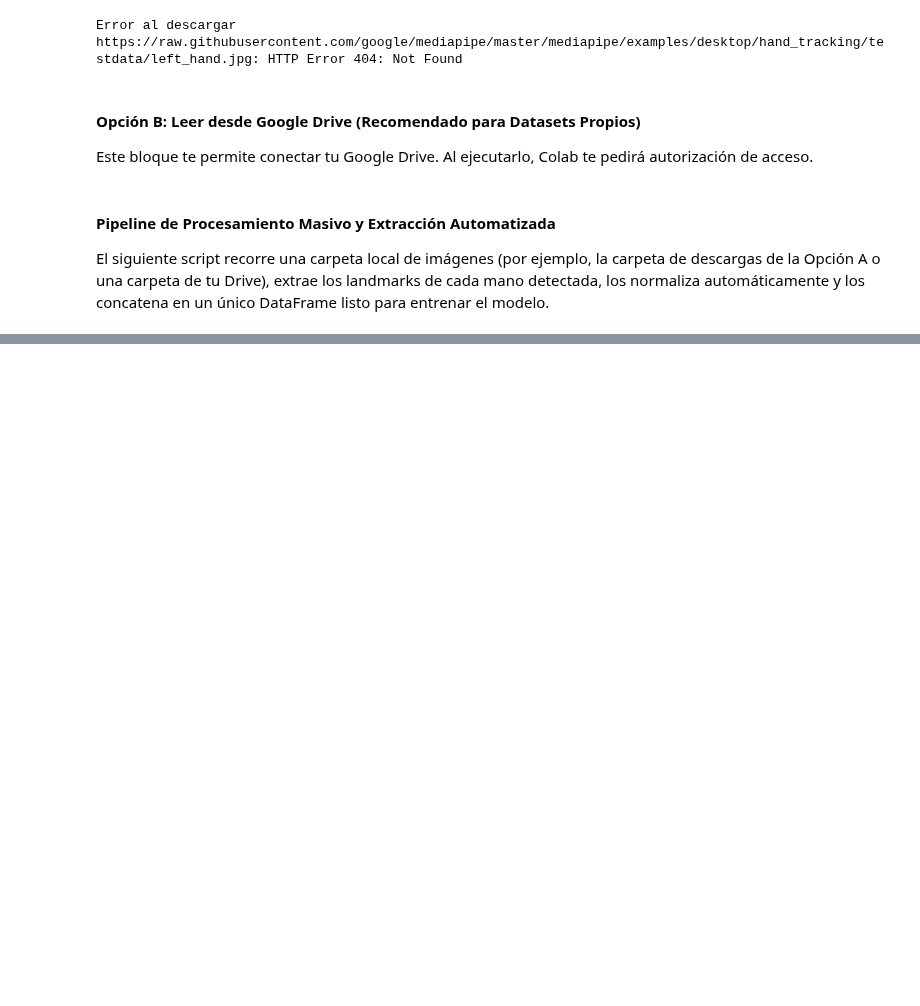
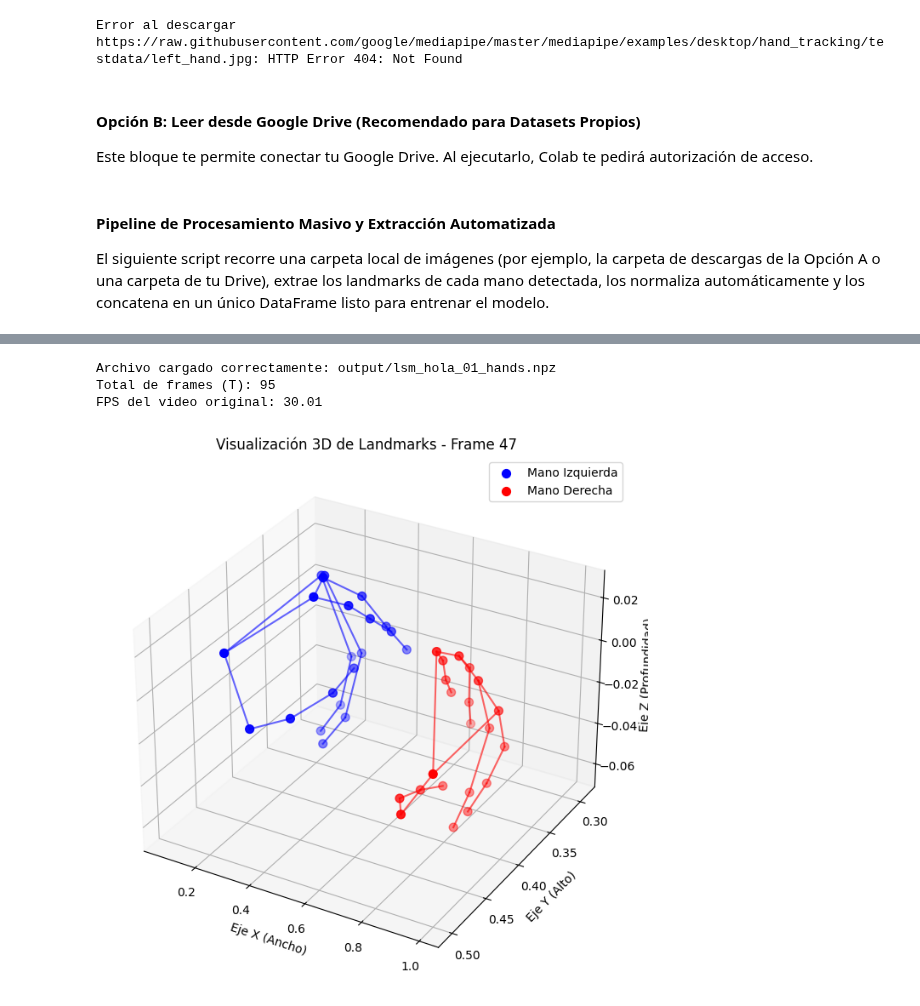
Before and after one commit to a00377571/lsm-reconocimiento-mediapipe, a Jupyter notebook: LSM_ok_dos_manos_MediaPipe.ipynb, the cells around one changed output, grey strips where cells are left out. Drawn from its saved outputs; the diff is of its cells as text; code cells hidden in the pictures; blank space fills up the shorter version.

```diff
--- a/LSM_ok_dos_manos_MediaPipe.ipynb
+++ b/LSM_ok_dos_manos_MediaPipe.ipynb
@@ -571,0 +687,72 @@ if not df_lote_procesado.empty:
+# %%
+import numpy as np
+import matplotlib.pyplot as plt
+from mpl_toolkits.mplot3d import Axes3D
+
+# 1. Cargar el archivo guardado
+npz_path = "output/lsm_hola_01_hands.npz"
+data = np.load(npz_path)
+hands_sequence = data['hands']  # Forma: (T, 2, 21, 3)
+fps = data['fps'][0]
+
+print(f"Archivo cargado correctamente: {npz_path}")
+print(f"Total de frames (T): {hands_sequence.shape[0]}")
+print(f"FPS del video original: {fps:.2f}")
+
+# 2. Seleccionar un frame representativo (por ejemplo, la mitad del video) para visualizar
+frame_idx = hands_sequence.shape[0] // 2
+frame_data = hands_sequence[frame_idx]  # Forma: (2, 21, 3)
+
+# Conexiones oficiales de los dedos en MediaPipe para dibujar las líneas de la mano
+HAND_CONNECTIONS = [
+    (0, 1), (1, 2), (2, 3), (3, 4),           # Pulgar
+    (0, 5), (5, 6), (6, 7), (7, 8),           # Índice
+    (5, 9), (9, 10), (10, 11), (11, 12),      # Medio
+    (9, 13), (13, 14), (14, 15), (15, 16),    # Anular
+    (13, 17), (0, 17), (17, 18), (18, 19), (19, 20) # Meñique
+]
+
+# 3. Configurar gráfico 3D
+fig = plt.figure(figsize=(12, 8))
+ax = fig.add_subplot(111, projection='3d')
+
+colores = {0: 'blue', 1: 'red'}  # Azul para mano Izquierda (index 0), Rojo para Derecha (index 1)
+etiquetas = {0: 'Mano Izquierda', 1: 'Mano Derecha'}
+
+# Graficar cada mano si contiene datos (no son NaN)
+for hand_idx in [0, 1]:
+    landmarks = frame_data[hand_idx]  # (21, 3)
+
+    # Si todos los puntos son NaN, significa que esa mano no se detectó en ese frame
+    if np.isnan(landmarks).all():
+        print(f"En el frame {frame_idx}, la {etiquetas[hand_idx]} no fue detectada.")
+        continue
+
+    # Dibujar los puntos (landmarks)
+    ax.scatter(landmarks[:, 0], landmarks[:, 1], landmarks[:, 2],
+               color=colores[hand_idx], s=50, label=etiquetas[hand_idx])
+
+    # Dibujar las líneas de conexión entre puntos
+    for connection in HAND_CONNECTIONS:
+        p1, p2 = connection
+        x_coords = [landmarks[p1, 0], landmarks[p2, 0]]
+        y_coords = [landmarks[p1, 1], landmarks[p2, 1]]
+        z_coords = [landmarks[p1, 2], landmarks[p2, 2]]
+        ax.plot(x_coords, y_coords, z_coords, color=colores[hand_idx], alpha=0.6)
+
+# Ajustar vista y etiquetas de los ejes
+ax.set_title(f"Visualización 3D de Landmarks - Frame {frame_idx}")
+ax.set_xlabel("Eje X (Ancho)")
+ax.set_ylabel("Eje Y (Alto)")
+ax.set_zlabel("Eje Z (Profundidad)")
+
+# Invertir eje Y para que coincida con la orientación de las imágenes (origen arriba-izquierda)
+ax.invert_yaxis()
+
+ax.legend()
+plt.show()
+# %% [output]
+Archivo cargado correctamente: output/lsm_hola_01_hands.npz
+Total de frames (T): 95
+FPS del video original: 30.01
+[figure, added]
```
Also changed, not shown: parts of 15 cells of this notebook.
